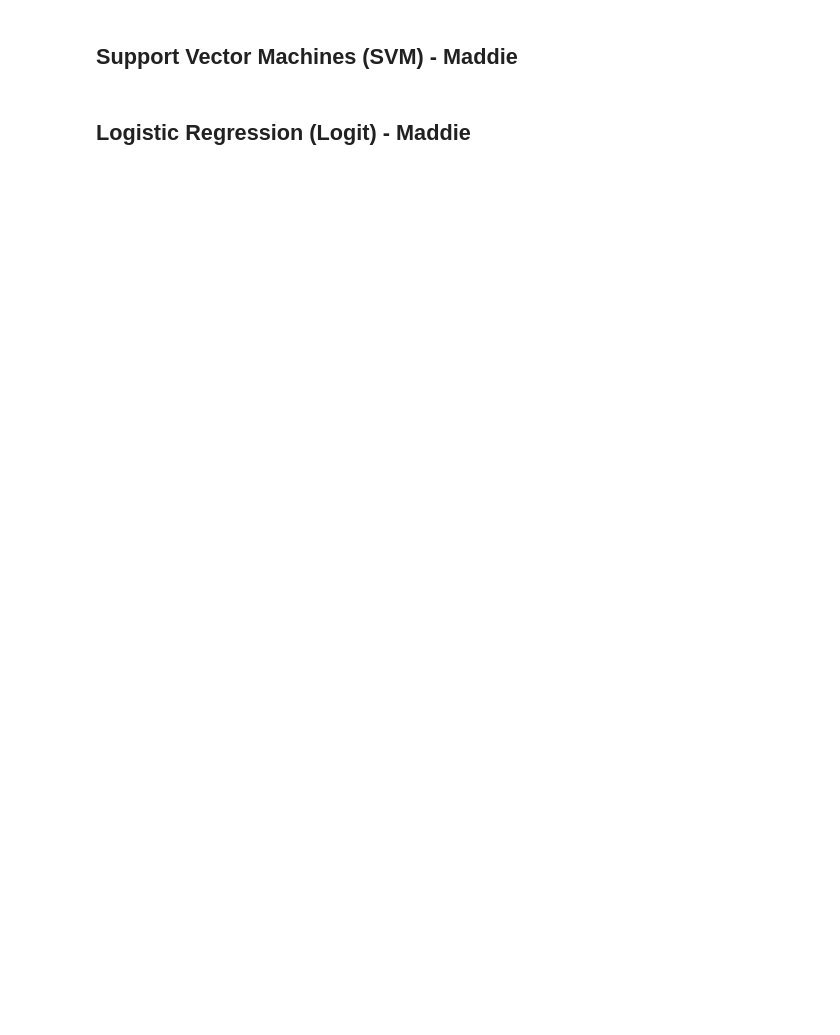
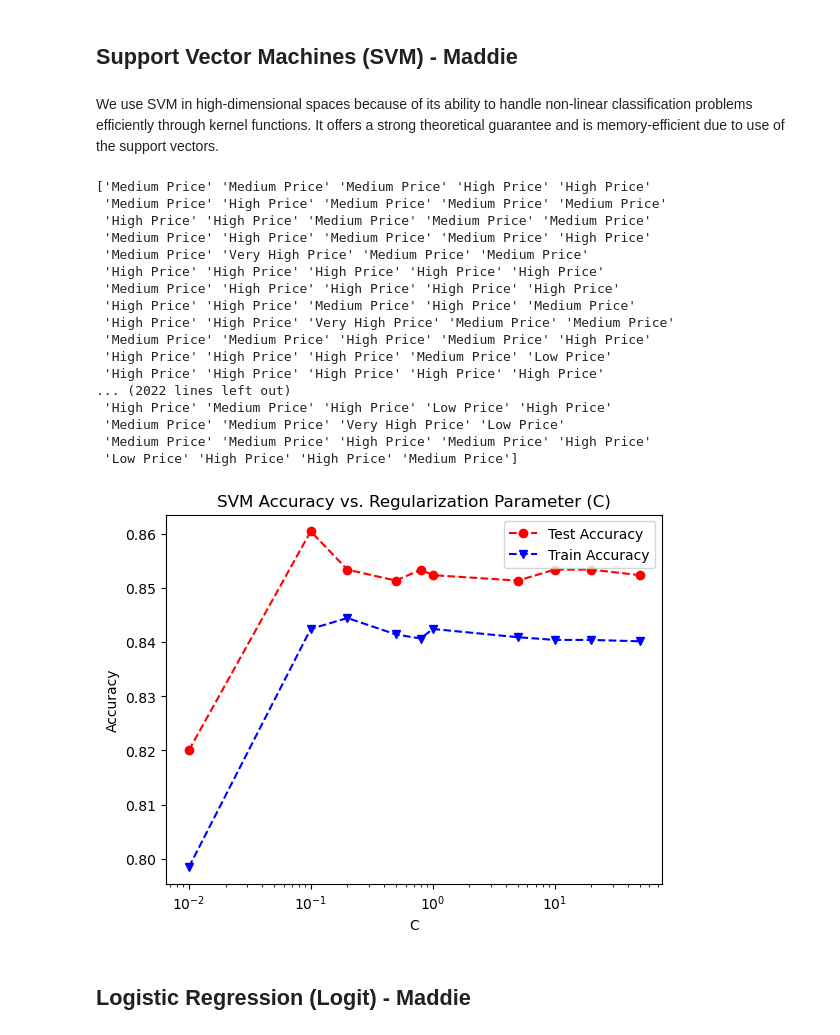
Before and after one commit to itspennyh/CSC177_Classification_Models, a Jupyter notebook: prev_proj_classification/housing_classification.ipynb, the cells around one changed output. Cells and saved outputs as stored; diff of their text form; code cells hidden in the pictures; blank space fills up the shorter version.

```diff
--- a/prev_proj_classification/housing_classification.ipynb
+++ b/prev_proj_classification/housing_classification.ipynb
@@ -149,4 +176,51 @@ Since we are using a decision tree, we can also display it, although the tree is
 # %% [markdown]
 ## Support Vector Machines (SVM) - Maddie
+# %% [markdown]
+We use SVM in high-dimensional spaces because of its ability to handle non-linear classification problems efficiently through kernel functions. It offers a strong theoretical guarantee and is memory-efficient due to use of the support vectors.
+# %%
+from sklearn.svm import SVC
+from sklearn.metrics import accuracy_score
+import matplotlib.pyplot as plt
+
+C = [0.01, 0.1, 0.2, 0.5, 0.8, 1, 5, 10, 20, 50]
+
+SVMLtestAcc = []
+SVMLtrainAcc = []
+
+for param in C:
+    clf = SVC(C=param, kernel='linear')
+    clf.fit(X_train, y_train)  # Use X_train and y_train instead of X and Y
+    svml_pred = clf.predict(X_test)  # Use X_test instead of testX
+    svml_pred_train = clf.predict(X_train)
+    print(svml_pred)
+    SVMLtestAcc.append(accuracy_score(y_test, svml_pred))  # Use y_test instead of testY
+    SVMLtrainAcc.append(accuracy_score(y_train, svml_pred_train))  # Use y_train instead of Y_train
+
+plt.plot(C, SVMLtestAcc, 'ro--', C, SVMLtrainAcc, 'bv--')
+plt.legend(['Test Accuracy', 'Train Accuracy'])
+plt.xlabel('C')
+plt.xscale('log')
+plt.ylabel('Accuracy')
+plt.title('SVM Accuracy vs. Regularization Parameter (C)')
+plt.show()
+# %% [output]
+['Medium Price' 'Medium Price' 'Medium Price' 'High Price' 'High Price'
+ 'Medium Price' 'High Price' 'Medium Price' 'Medium Price' 'Medium Price'
+ 'High Price' 'High Price' 'Medium Price' 'Medium Price' 'Medium Price'
+ 'Medium Price' 'High Price' 'Medium Price' 'Medium Price' 'High Price'
+ 'Medium Price' 'Very High Price' 'Medium Price' 'Medium Price'
+ 'High Price' 'High Price' 'High Price' 'High Price' 'High Price'
+ 'Medium Price' 'High Price' 'High Price' 'High Price' 'High Price'
+ 'High Price' 'High Price' 'Medium Price' 'High Price' 'Medium Price'
+ 'High Price' 'High Price' 'Very High Price' 'Medium Price' 'Medium Price'
+ 'Medium Price' 'Medium Price' 'High Price' 'Medium Price' 'High Price'
+ 'High Price' 'High Price' 'High Price' 'Medium Price' 'Low Price'
+ 'High Price' 'High Price' 'High Price' 'High Price' 'High Price'
+... (2022 lines left out)
+ 'High Price' 'Medium Price' 'High Price' 'Low Price' 'High Price'
+ 'Medium Price' 'Medium Price' 'Very High Price' 'Low Price'
+ 'Medium Price' 'Medium Price' 'High Price' 'Medium Price' 'High Price'
+ 'Low Price' 'High Price' 'High Price' 'Medium Price']
+[figure, added]
 # %% [markdown]
 ## Logistic Regression (Logit) - Maddie
```
Also changed, not shown: parts of 6 cells of this notebook.
